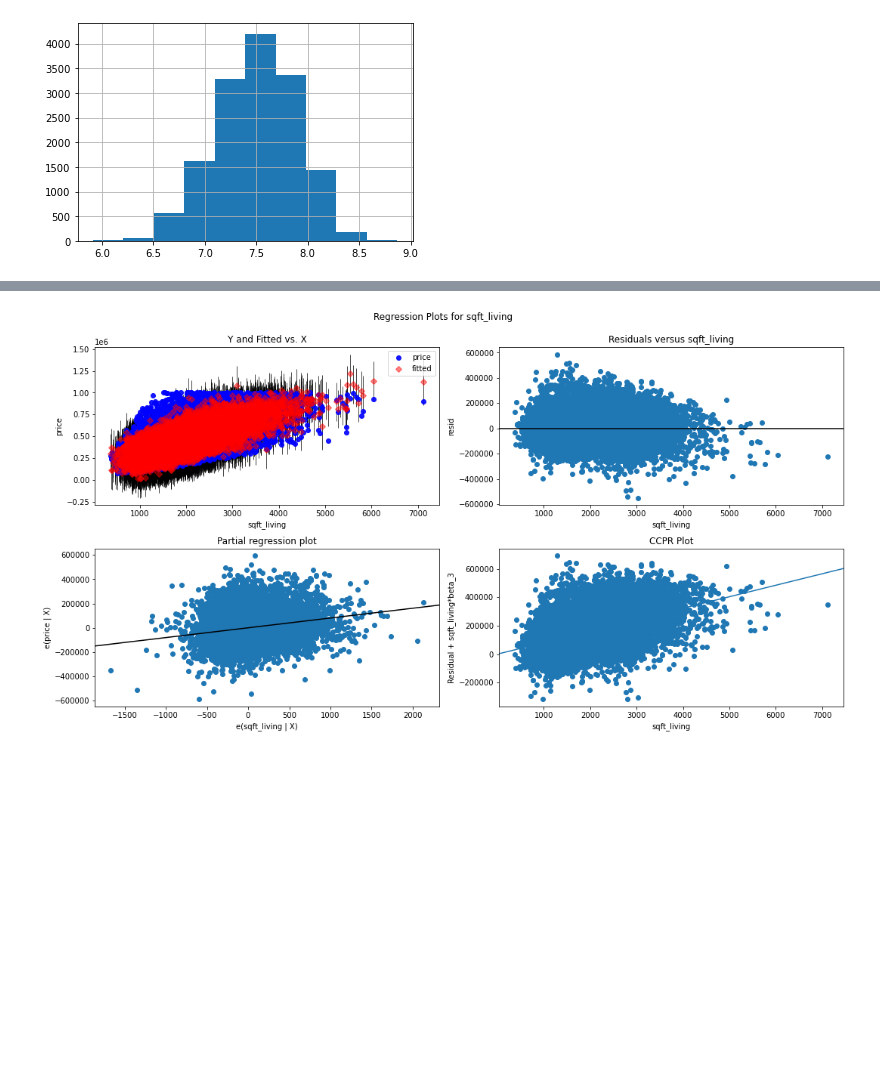
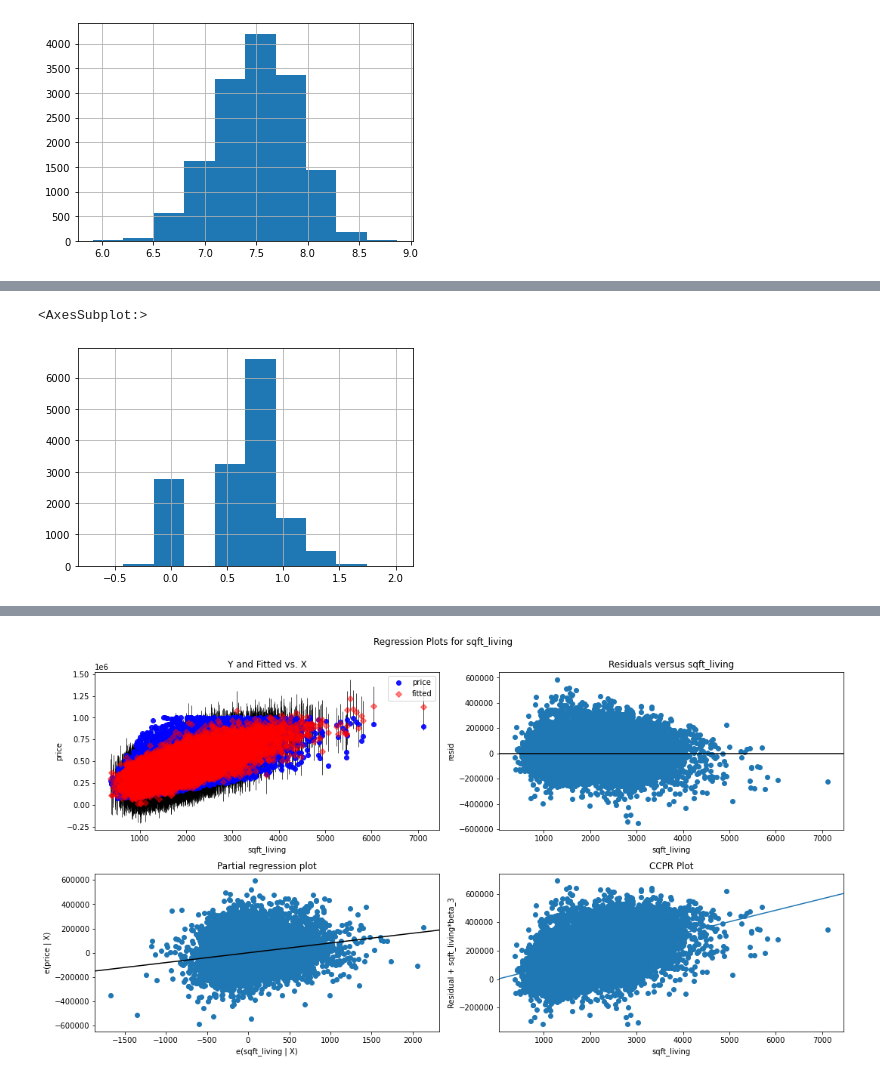
Before and after one commit to ashakeri92/dsc-phase-2-project-v2-3, a Jupyter notebook: Analysis.ipynb, the cells around one changed output, grey strips where cells are left out. Saved outputs shown, nothing was run; the diff lists cells and outputs as text; code cells hidden in the pictures; blank space fills up the shorter version.

```diff
--- a/Analysis.ipynb
+++ b/Analysis.ipynb
@@ -255,0 +263,8 @@ sqft_scld.hist()
+# %%
+# Log transform bathrooms
+
+bath_scld = np.log(kc['bathrooms'])
+bath_scld.hist()
+# %% [output]
+<AxesSubplot:>
+[figure, added]
```
Also changed, not shown: parts of 8 cells of this notebook.
